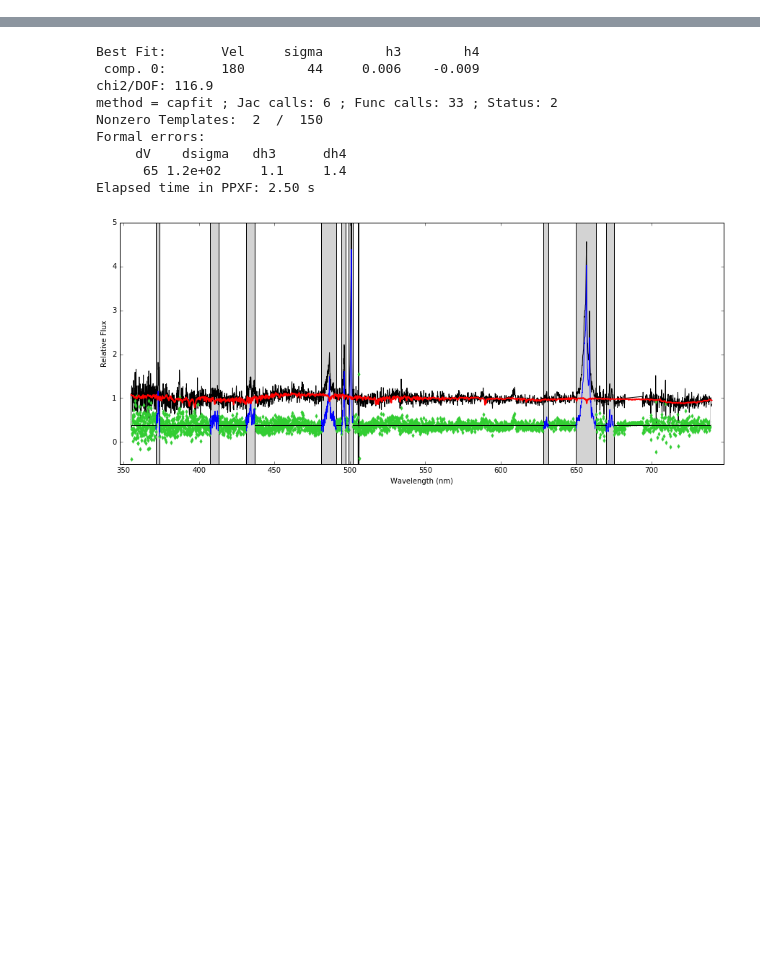
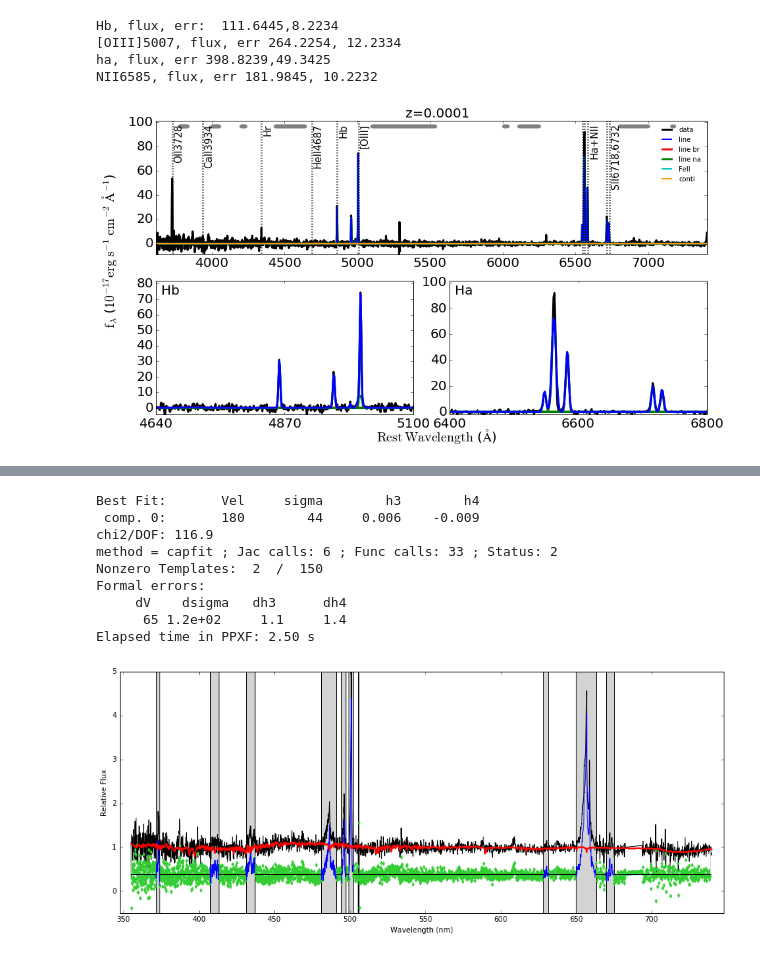
Before and after one commit to legolason/ppxf, a Jupyter notebook: ppxf.ipynb, the cells around one changed output, grey strips where cells are left out. Saved outputs shown, nothing was run; the diff lists cells and outputs as text; code cells hidden in the pictures; blank space fills up the shorter version.

```diff
--- a/ppxf.ipynb
+++ b/ppxf.ipynb
@@ -263,0 +394,19 @@ M/L_r: 3.691
+# %%
+data = np.genfromtxt('/Users/legolason/study/otherwork/meicun/13b.txt')
+wave = data[:,0]
+line_flux = data[:,1]
+err = data[:,2]
+q = QSOFit(wave,line_flux,err,0.0001,path=path)
+q.Fit(decomposition_host=False,poly=False,and_or_mask=False,deredden=True,
+      reject_badpix=False,tie_lambda=False,tie_width=False)
+
+print "Hb, flux, err: ", "111.6445,8.2234"
+print "[OIII]5007, flux, err","264.2254, 12.2334"
+print "ha, flux, err", "398.8239,49.3425"
+print "NII6585, flux, err", "181.9845, 10.2232"
+# %% [output]
+Hb, flux, err:  111.6445,8.2234
+[OIII]5007, flux, err 264.2254, 12.2334
+ha, flux, err 398.8239,49.3425
+NII6585, flux, err 181.9845, 10.2232
+[figure, added]
```
Also changed, not shown: parts of 5 cells of this notebook.
